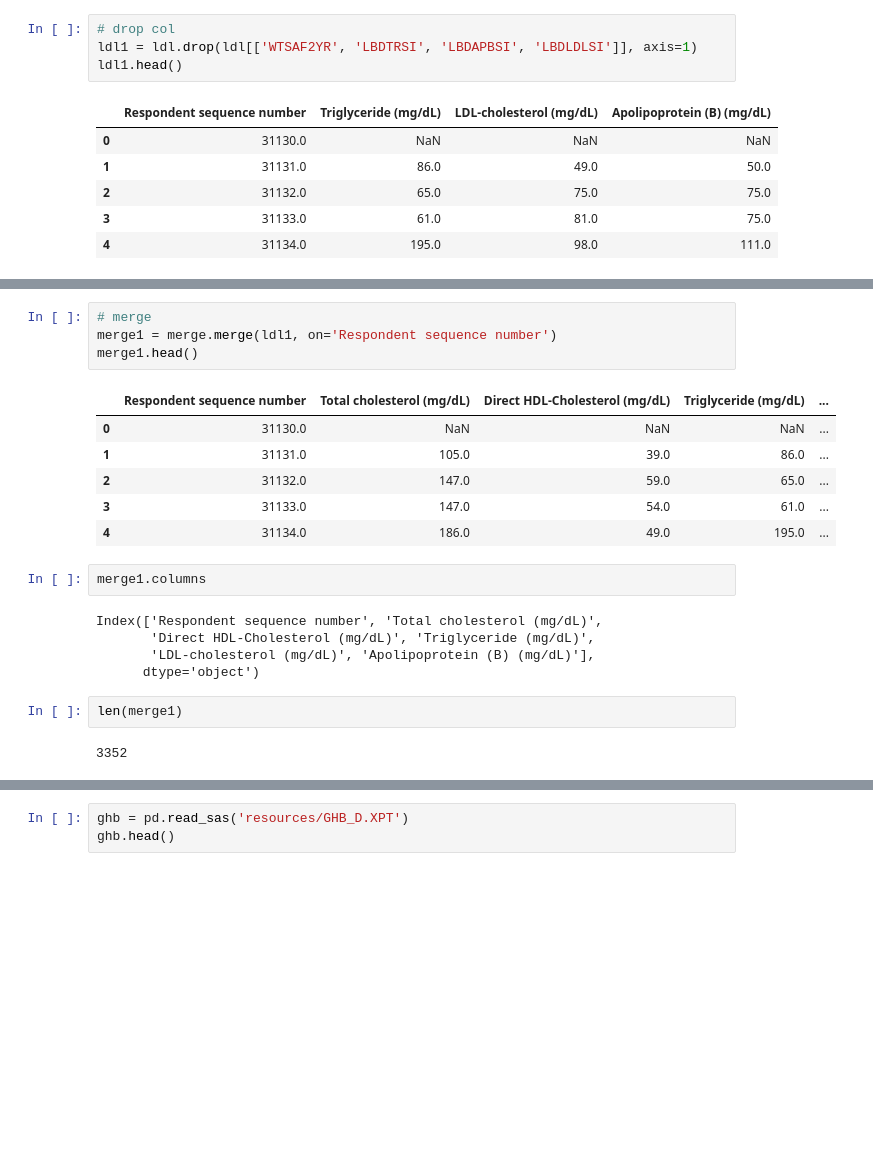
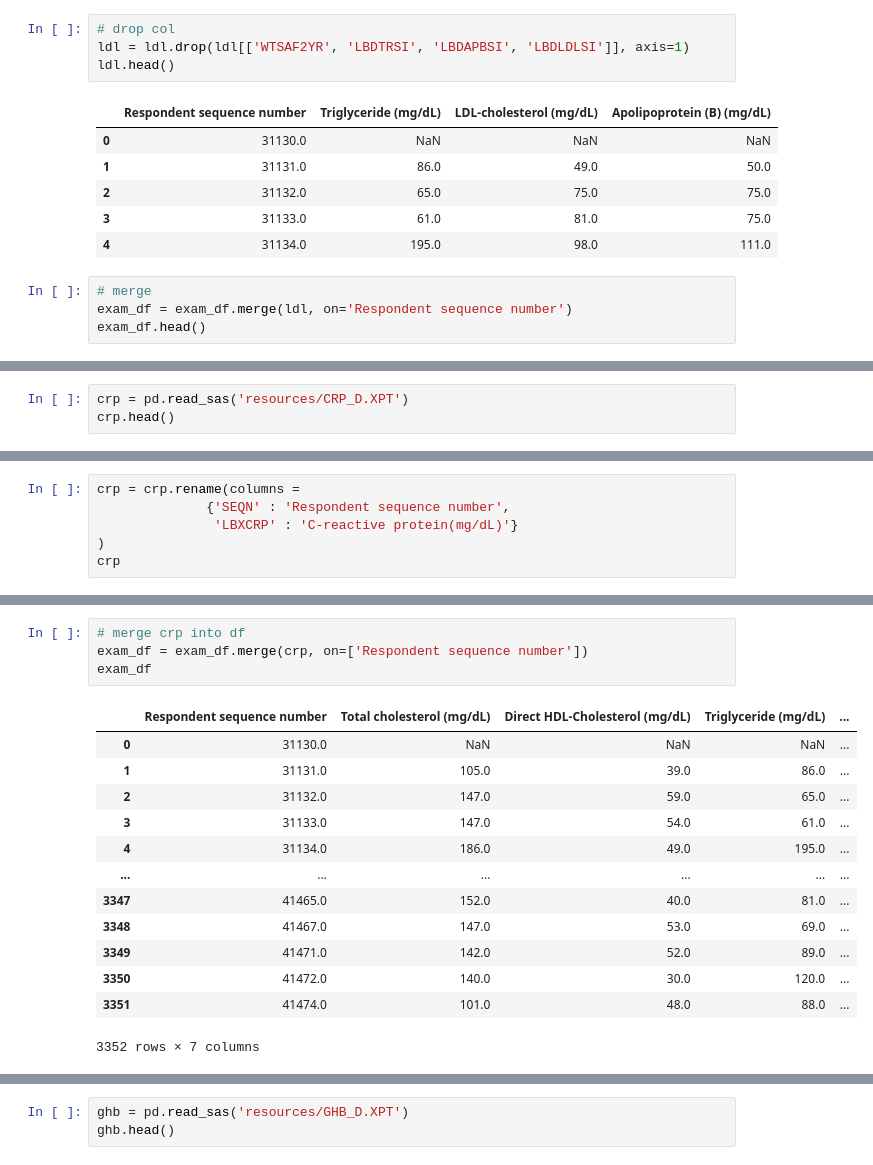
Before and after one commit to amyylin1/NHANES_Dietary_Data, a Jupyter notebook: exam_data.ipynb, the cells around one changed output, grey strips where cells are left out. Saved outputs shown, nothing was run; the diff lists cells and outputs as text; blank space fills up the shorter version.

```diff
--- a/exam_data.ipynb
+++ b/exam_data.ipynb
@@ -234,8 +221,8 @@ ldl.head()
 | 4 | 31134.0 | 9.339954e+04 | 195.0 | 2.202 | 98.0 | 2.534 | ... |
 # %%
 # drop col
-ldl1 = ldl.drop(ldl[['WTSAF2YR', 'LBDTRSI', 'LBDAPBSI', 'LBDLDLSI']], axis=1)
-ldl1.head()
+ldl = ldl.drop(ldl[['WTSAF2YR', 'LBDTRSI', 'LBDAPBSI', 'LBDLDLSI']], axis=1)
+ldl.head()
 # %% [output]
 |  | Respondent sequence number | Triglyceride (mg/dL) | LDL-cholesterol (mg/dL) | Apolipoprotein (B) (mg/dL) |
 | 0 | 31130.0 | NaN | NaN | NaN |
@@ -243,3 +230,7 @@ ldl1.head()
 | 2 | 31132.0 | 65.0 | 75.0 | 75.0 |
 | 3 | 31133.0 | 61.0 | 81.0 | 75.0 |
 | 4 | 31134.0 | 195.0 | 98.0 | 111.0 |
+# %%
+# merge
+exam_df = exam_df.merge(ldl, on='Respondent sequence number')
+exam_df.head()
@@ -245,0 +251,3 @@ ldl1.head()
+# %%
+crp = pd.read_sas('resources/CRP_D.XPT')
+crp.head()
@@ -249,0 +265,6 @@ len(ldl1)
+# %%
+crp = crp.rename(columns =
+              {'SEQN' : 'Respondent sequence number',
+               'LBXCRP' : 'C-reactive protein(mg/dL)'}
+)
+crp
@@ -250,22 +285,18 @@ len(ldl1)
 # %%
-# merge
-merge1 = merge.merge(ldl1, on='Respondent sequence number')
-merge1.head()
+# merge crp into df
+exam_df = exam_df.merge(crp, on=['Respondent sequence number'])
+exam_df
 # %% [output]
 |  | Respondent sequence number | Total cholesterol (mg/dL) | Direct HDL-Cholesterol (mg/dL) | Triglyceride (mg/dL) | ... |
 | 0 | 31130.0 | NaN | NaN | NaN | ... |
 | 1 | 31131.0 | 105.0 | 39.0 | 86.0 | ... |
 | 2 | 31132.0 | 147.0 | 59.0 | 65.0 | ... |
 | 3 | 31133.0 | 147.0 | 54.0 | 61.0 | ... |
 | 4 | 31134.0 | 186.0 | 49.0 | 195.0 | ... |
+| ... | ... | ... | ... | ... | ... |
+| 3347 | 41465.0 | 152.0 | 40.0 | 81.0 | ... |
+| 3348 | 41467.0 | 147.0 | 53.0 | 69.0 | ... |
+| 3349 | 41471.0 | 142.0 | 52.0 | 89.0 | ... |
+| 3350 | 41472.0 | 140.0 | 30.0 | 120.0 | ... |
+| 3351 | 41474.0 | 101.0 | 48.0 | 88.0 | ... |
+3352 rows × 7 columns
-# %%
-merge1.columns
-# %% [output]
-Index(['Respondent sequence number', 'Total cholesterol (mg/dL)',
-       'Direct HDL-Cholesterol (mg/dL)', 'Triglyceride (mg/dL)',
-       'LDL-cholesterol (mg/dL)', 'Apolipoprotein (B) (mg/dL)'],
-      dtype='object')
-# %%
-len(merge1)
-# %% [output]
-3352
```
Also changed, not shown: parts of 48 cells of this notebook, 3 other files.
